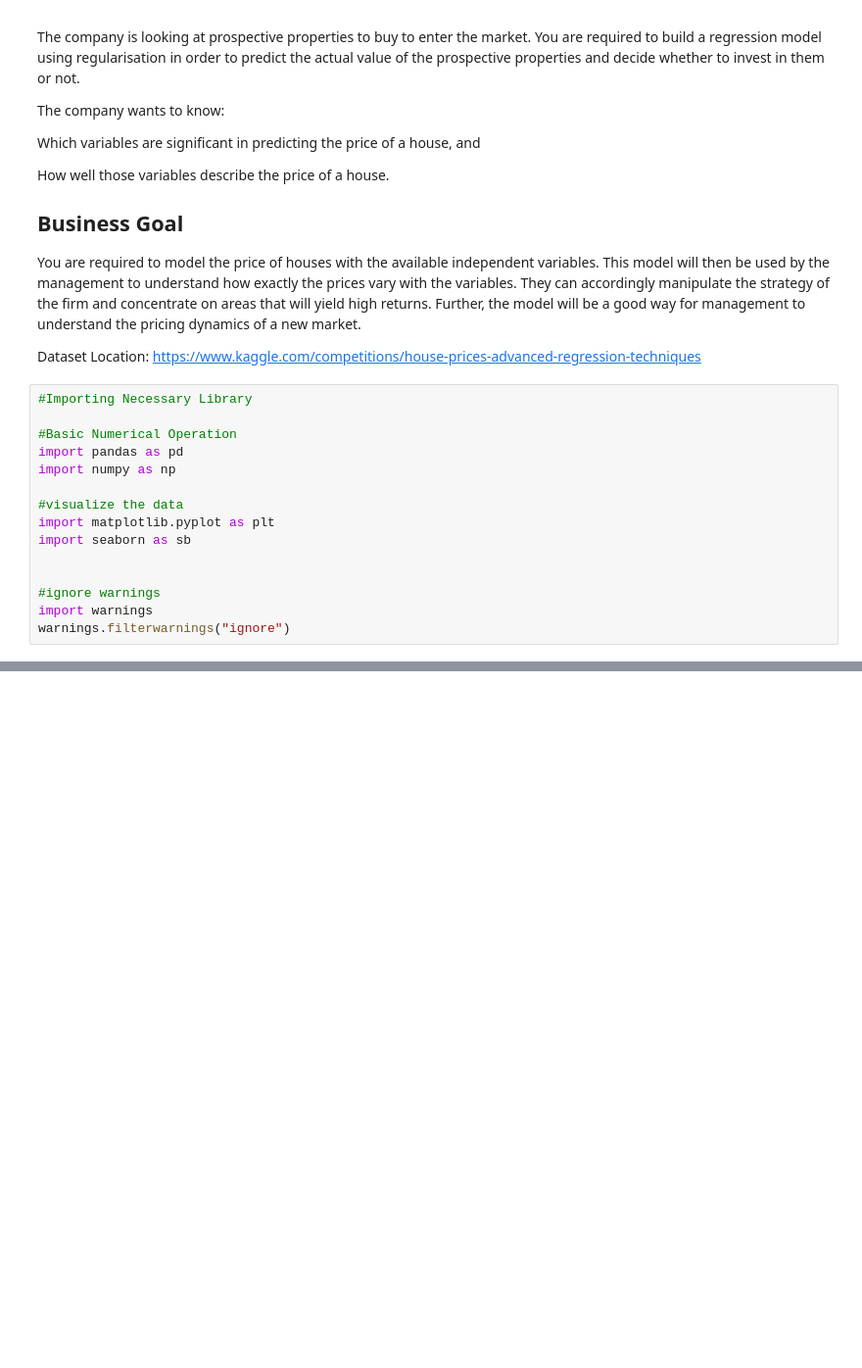
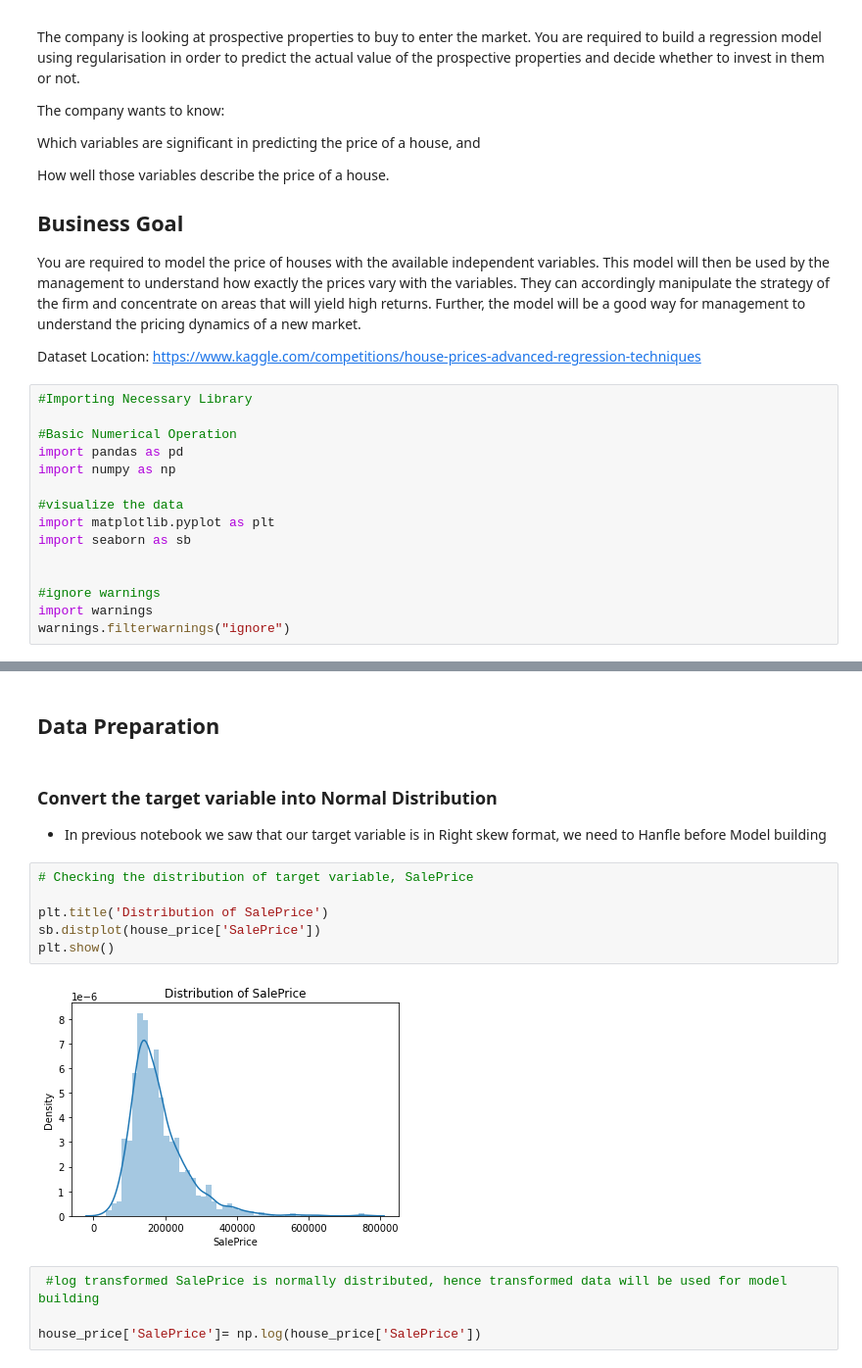
Before and after one commit to HussainPythonista/Australian_Housing_Prediction, a Jupyter notebook: Housing_DataSet_Data_Preparation_Model.ipynb, the cells around one changed output, grey strips where cells are left out. Shown at 98% size. Cells and saved outputs as stored; diff of their text form; blank space fills up the shorter version.

```diff
--- a/Housing_DataSet_Data_Preparation_Model.ipynb
+++ b/Housing_DataSet_Data_Preparation_Model.ipynb
@@ -59,0 +56,18 @@ house_price.head()
+# %% [markdown]
+## Data Preparation
+# %% [markdown]
+### Convert the target variable into Normal Distribution
+
+- In previous notebook we saw that our target variable is in Right skew format, we need to Hanfle before Model building
+# %%
+# Checking the distribution of target variable, SalePrice
+
+plt.title('Distribution of SalePrice')
+sb.distplot(house_price['SalePrice'])
+plt.show()
+# %% [output]
+[figure, added]
+# %%
+ #log transformed SalePrice is normally distributed, hence transformed data will be used for model building
+
+house_price['SalePrice']= np.log(house_price['SalePrice'])
```
Also changed, not shown: parts of 66 cells of this notebook.
